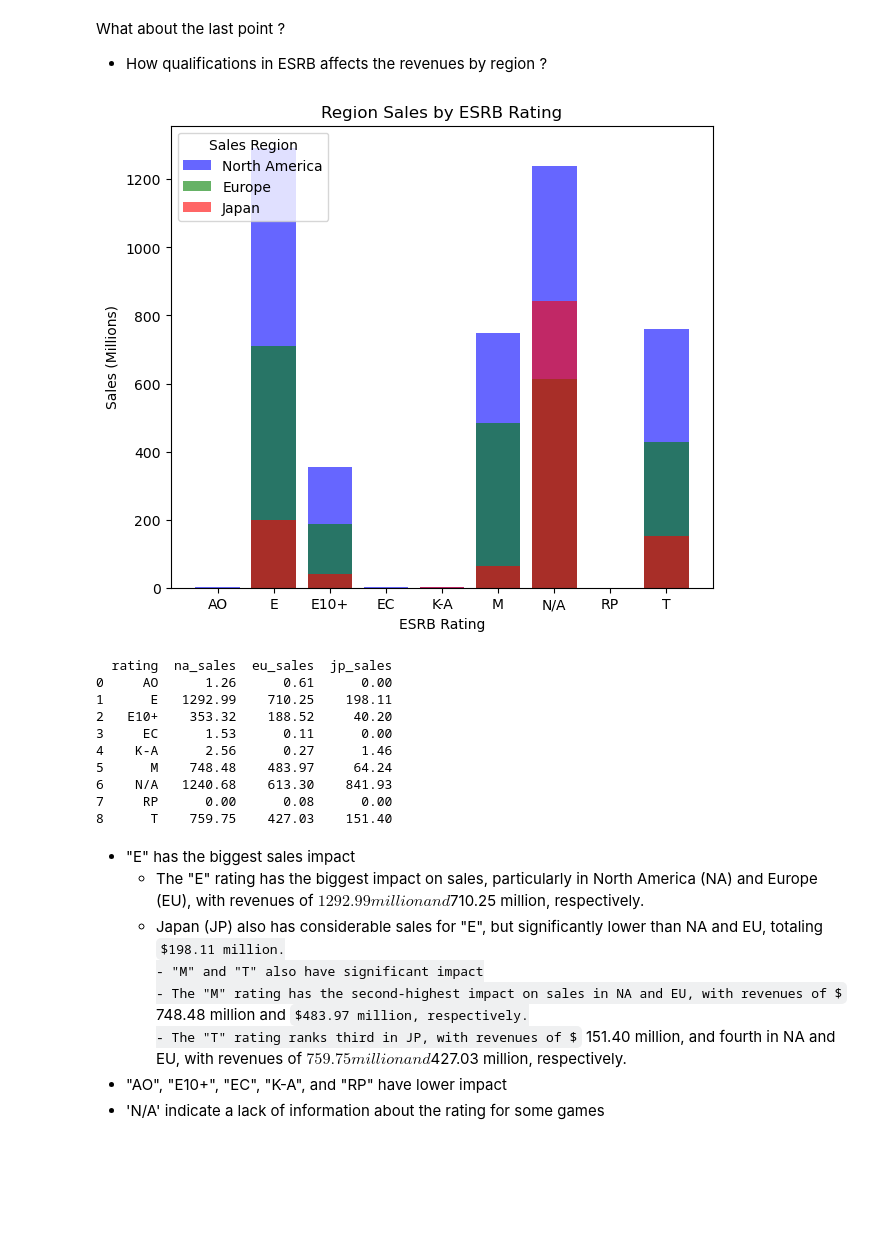
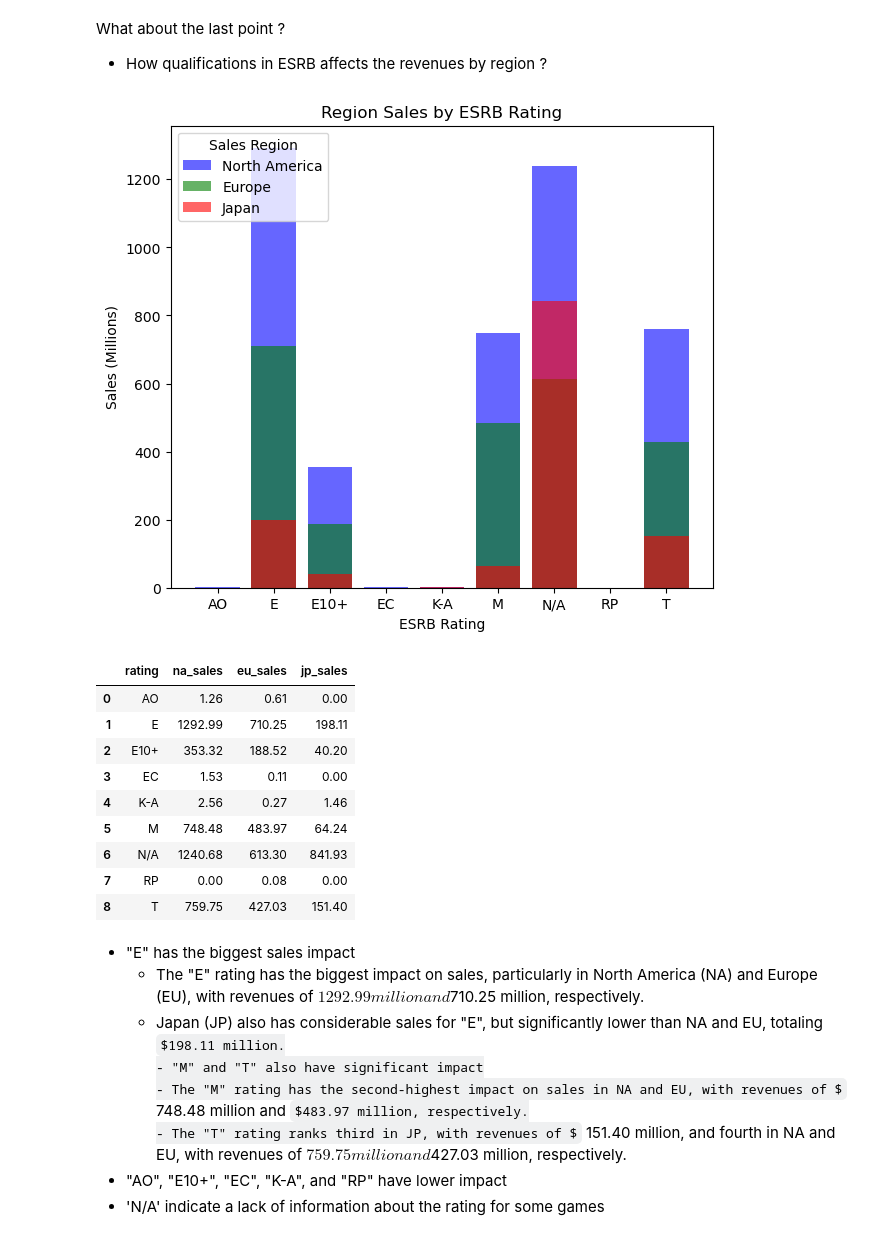
Before and after one commit to Eickpinargotev/Games-dataframe-analysis, a Jupyter notebook: Games_dataframe_analysis.ipynb, the cells around one changed output. Drawn from its saved outputs; the diff is of its cells as text; code cells hidden in the pictures; some formulas as TeX source; blank space fills up the shorter version.

```diff
--- a/Games_dataframe_analysis.ipynb
+++ b/Games_dataframe_analysis.ipynb
@@ -513,43 +513,43 @@ What about the last point ?
 # %%
 # Select the columns we need for the analysis (NA Sales, EU Sales, JP Sales, and Rating)
 revenue_region_score_step1 = df[['na_sales', 'eu_sales', 'jp_sales', 'rating']]
 
 # Group the DataFrame by 'rating' to analyze sales per rating
 revenue_region_score_step2 = revenue_region_score_step1.groupby('rating')
 
 # Calculate the total sales per region and rating, and reset the index to create a new DataFrame
 revenue_region_score = revenue_region_score_step2.sum().reset_index()
 
 # Create a bar chart to visualize the sales by region
 plt.figure(figsize=(7, 6))  # Adjust the figure size as needed
 
 bars1 = plt.bar(revenue_region_score['rating'], revenue_region_score['na_sales'], color="blue", label="North America", alpha=0.6)
 bars2 = plt.bar(revenue_region_score['rating'], revenue_region_score['eu_sales'], color="green", label="Europe", alpha=0.6)
 bars3 = plt.bar(revenue_region_score['rating'], revenue_region_score['jp_sales'], color="red", label="Japan", alpha=0.6)
 
 # Set chart title and labels for better understanding
 plt.title("Region Sales by ESRB Rating")
 plt.xlabel("ESRB Rating")
 plt.ylabel("Sales (Millions)")
 
 # Add a legend to distinguish between the regions in the chart
 plt.legend(loc="upper left", title="Sales Region")  # Adjust loc and title as needed
 plt.show()
 
 # Display the DataFrame containing the calculated sales by region and rating
-print(revenue_region_score)
+display(revenue_region_score)
 # %% [output]
 [figure]
-  rating  na_sales  eu_sales  jp_sales
-0     AO      1.26      0.61      0.00
-1      E   1292.99    710.25    198.11
-2   E10+    353.32    188.52     40.20
-3     EC      1.53      0.11      0.00
-4    K-A      2.56      0.27      1.46
-5      M    748.48    483.97     64.24
-6    N/A   1240.68    613.30    841.93
-7     RP      0.00      0.08      0.00
-8      T    759.75    427.03    151.40
+|  | rating | na_sales | eu_sales | jp_sales |
+| 0 | AO | 1.26 | 0.61 | 0.00 |
+| 1 | E | 1292.99 | 710.25 | 198.11 |
+| 2 | E10+ | 353.32 | 188.52 | 40.20 |
+| 3 | EC | 1.53 | 0.11 | 0.00 |
+| 4 | K-A | 2.56 | 0.27 | 1.46 |
+| 5 | M | 748.48 | 483.97 | 64.24 |
+| 6 | N/A | 1240.68 | 613.30 | 841.93 |
+| 7 | RP | 0.00 | 0.08 | 0.00 |
+| 8 | T | 759.75 | 427.03 | 151.40 |
 # %% [markdown]
 - "E" has the biggest sales impact
     - The "E" rating has the biggest impact on sales, particularly in North America (NA) and Europe (EU), with revenues of $1292.99 million and $710.25 million, respectively.
```
Also changed, not shown: parts of 2 cells of this notebook.
